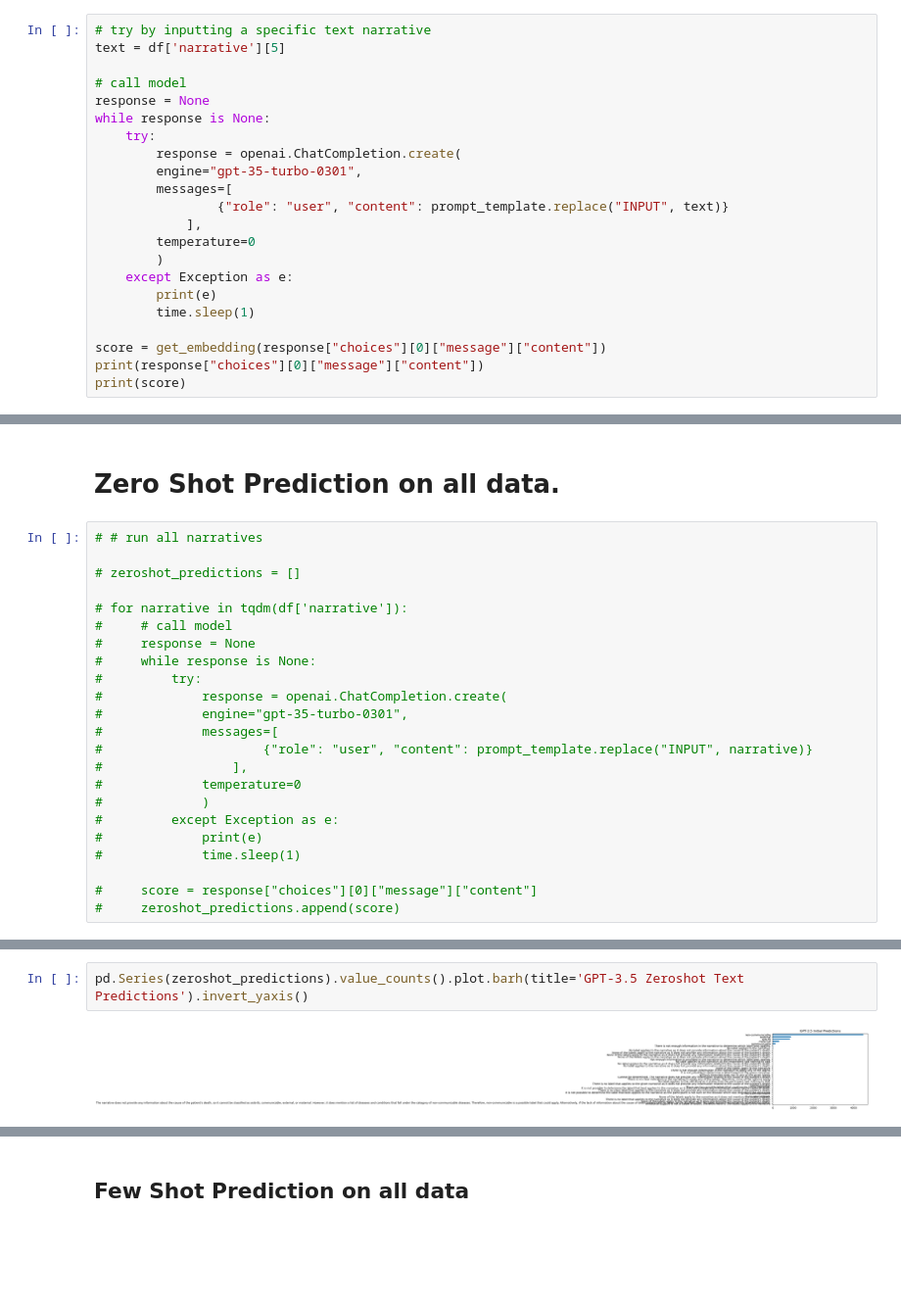
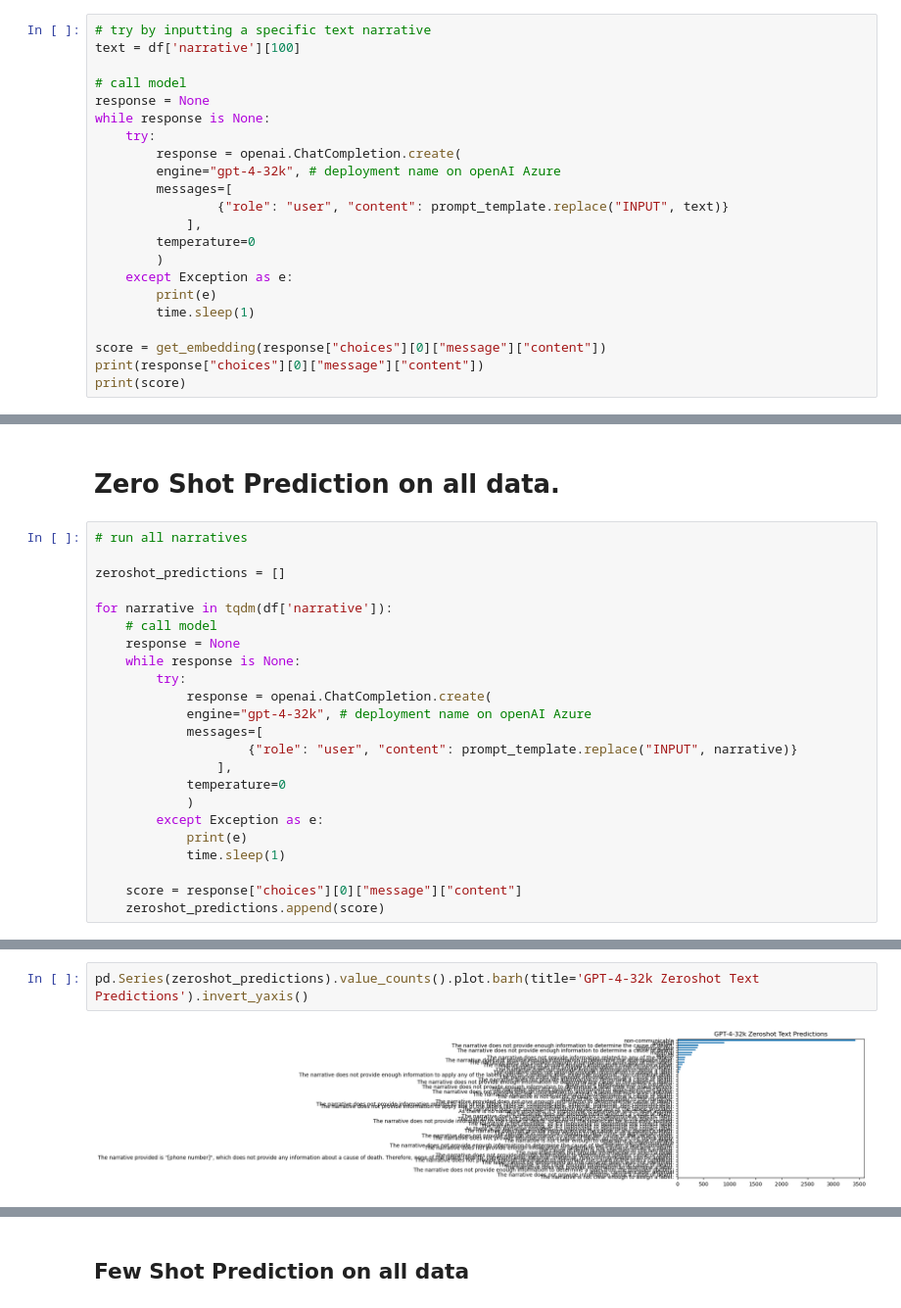
Before and after one commit to avisokay/va_nlp, a Jupyter notebook: src/gpt_nlp/prompt_engineering.ipynb, the cells around one changed output, grey strips where cells are left out. Shown at 98% size. Saved outputs shown, nothing was run; the diff lists cells and outputs as text; blank space fills up the shorter version.

```diff
--- a/src/gpt_nlp/prompt_engineering.ipynb
+++ b/src/gpt_nlp/prompt_engineering.ipynb
@@ -100,14 +100,14 @@ Embedding Representation: 2
 # Test it on a single example
 # %%
 # try by inputting a specific text narrative
-text = df['narrative'][5]
+text = df['narrative'][100]
 
 # call model
 response = None
 while response is None:
     try:
         response = openai.ChatCompletion.create(
-        engine="gpt-35-turbo-0301",
+        engine="gpt-4-32k", # deployment name on openAI Azure
         messages=[
                 {"role": "user", "content": prompt_template.replace("INPUT", text)}
             ],
@@ -126,25 +126,25 @@ external
 # %% [markdown]
 # Zero Shot Prediction on all data.
 # %%
-# # run all narratives
+# run all narratives
 
-# zeroshot_predictions = []
+zeroshot_predictions = []
 
-# for narrative in tqdm(df['narrative']):
-#     # call model
-#     response = None
-#     while response is None:
-#         try:
-#             response = openai.ChatCompletion.create(
-#             engine="gpt-35-turbo-0301",
-#             messages=[
-#                     {"role": "user", "content": prompt_template.replace("INPUT", narrative)}
-#                 ],
-#             temperature=0
-#             )
-#         except Exception as e:
-#             print(e)
-#             time.sleep(1)
+for narrative in tqdm(df['narrative']):
+    # call model
+    response = None
+    while response is None:
+        try:
+            response = openai.ChatCompletion.create(
+            engine="gpt-4-32k", # deployment name on openAI Azure
+            messages=[
+                    {"role": "user", "content": prompt_template.replace("INPUT", narrative)}
+                ],
+            temperature=0
+            )
+        except Exception as e:
+            print(e)
+            time.sleep(1)
 
-#     score = response["choices"][0]["message"]["content"]
-#     zeroshot_predictions.append(score)
+    score = response["choices"][0]["message"]["content"]
+    zeroshot_predictions.append(score)
@@ -151,7 +162,7 @@ external
 # %%
-pd.Series(zeroshot_predictions).value_counts().plot.barh(title='GPT-3.5 Zeroshot Text Predictions').invert_yaxis()
+pd.Series(zeroshot_predictions).value_counts().plot.barh(title='GPT-4-32k Zeroshot Text Predictions').invert_yaxis()
 # %% [output]
-[figure, old version]
+[figure, new version]
 # %%
 # get embeddings for text predictions. If prediction not in list, use 'non-communicable'
 cod_list = ['aids-tb', 'communicable', 'external', 'maternal', 'non-communicable']
```
Also changed, not shown: parts of 20 cells of this notebook, 2 other files.
